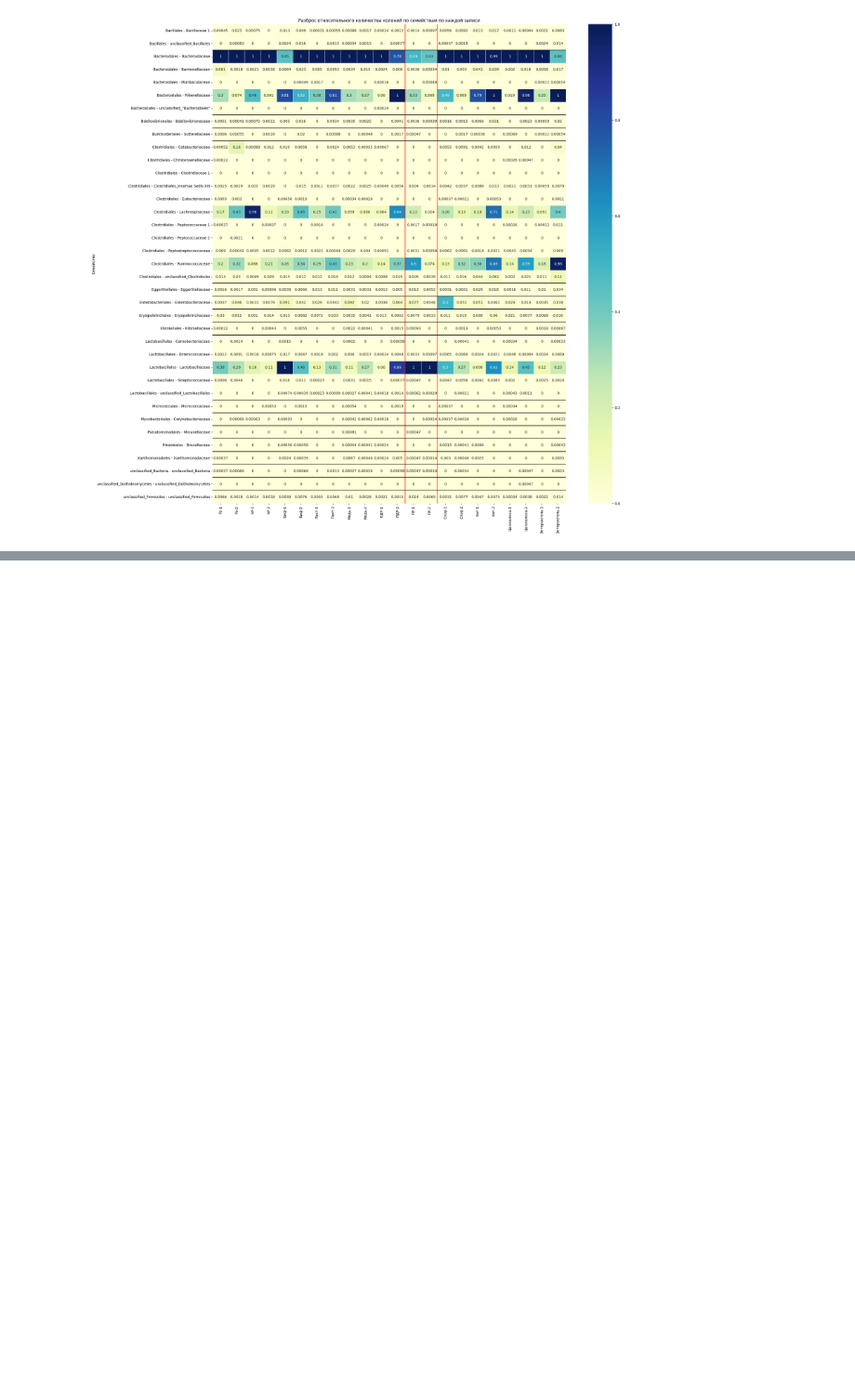
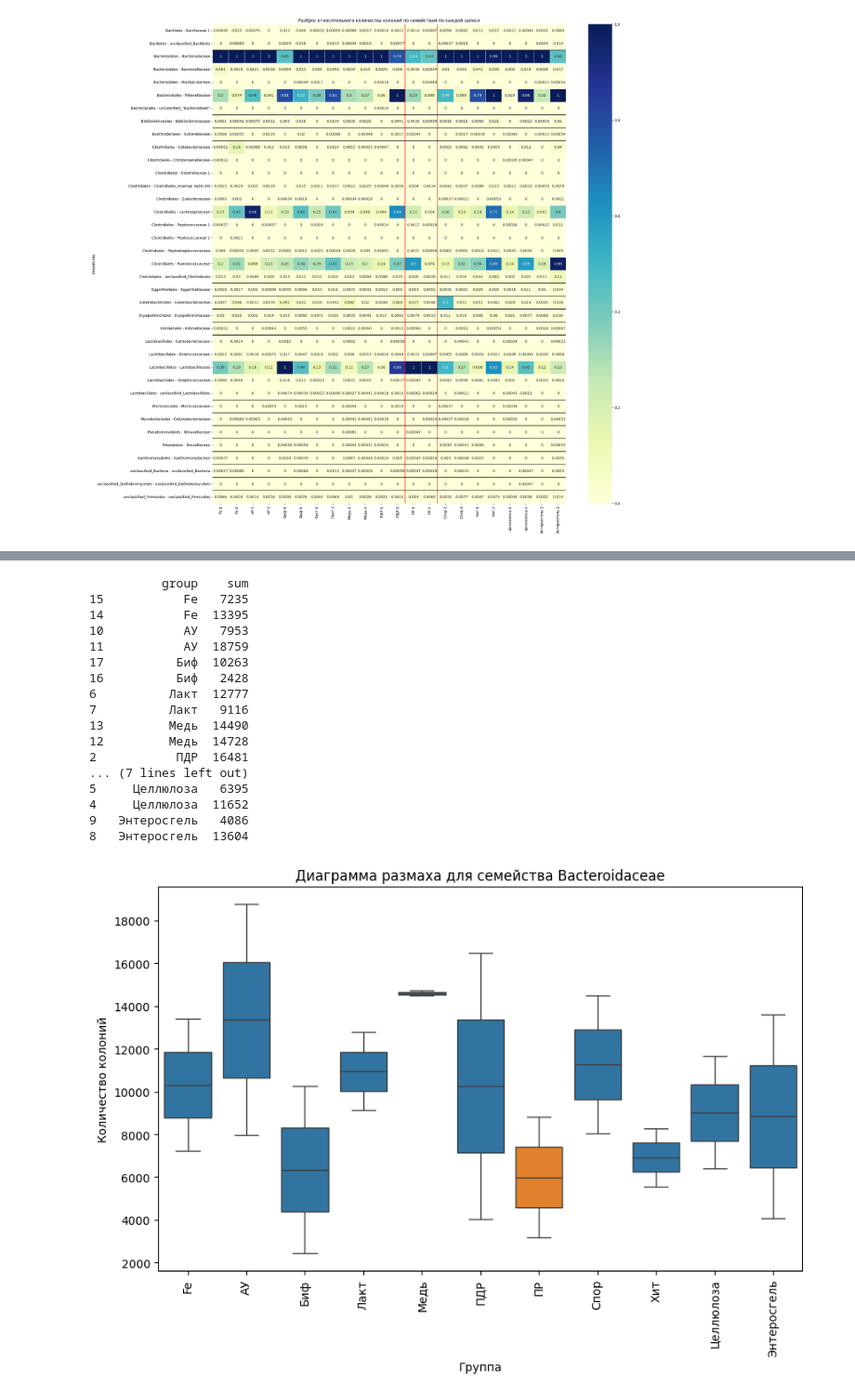
Before and after one commit to innominity/nanomaterials-2025, a Jupyter notebook: src/notebooks/data_analysis.ipynb, the cells around one changed output, grey strips where cells are left out. Shown at 93% size. Cells and saved outputs as stored; diff of their text form; code cells hidden in the pictures; blank space fills up the shorter version.

Commit message:
Добавлены диаграммы размаха для 2 семейств

```diff
--- a/src/notebooks/data_analysis.ipynb
+++ b/src/notebooks/data_analysis.ipynb
@@ -560,0 +591,34 @@ plot_heatmap_colonies_by_family_frac()
+# %%
+def plot_colonies_in_family_4():
+    df = df_clean[['group', 'number'] + list(df_species[df_species['id_family'] == 4]['name'].values)]
+    group_counts = df[['group']]
+    group_counts['sum'] = df.drop(columns=['number']).sum(axis=1, numeric_only=True)
+    group_counts = group_counts.sort_values(by=['group'])
+    fig, ax = plt.subplots(figsize=(10, 6))
+    ax.set_xlabel('Группа')
+    ax.set_ylabel('Количество колоний')
+    colors = ['tab:blue' if x!=GROUP_CLEAN else 'tab:orange' for x in group_counts.group.unique()]
+    ax.tick_params(axis='x', labelrotation=90)
+    print(group_counts)
+    sns.boxplot(data=group_counts, x='group', y='sum', ax=ax, palette=colors)
+    plt.title("Диаграмма размаха для семейства Bacteroidaceae")
+plot_colonies_in_family_4()
+# %% [output]
+          group    sum
+15           Fe   7235
+14           Fe  13395
+10           АУ   7953
+11           АУ  18759
+17          Биф  10263
+16          Биф   2428
+6          Лакт  12777
+7          Лакт   9116
+13         Медь  14490
+12         Медь  14728
+2           ПДР  16481
+... (7 lines left out)
+5     Целлюлоза   6395
+4     Целлюлоза  11652
+9   Энтеросгель   4086
+8   Энтеросгель  13604
+[figure, added]
```
Also changed, not shown: parts of 7 cells of this notebook.
